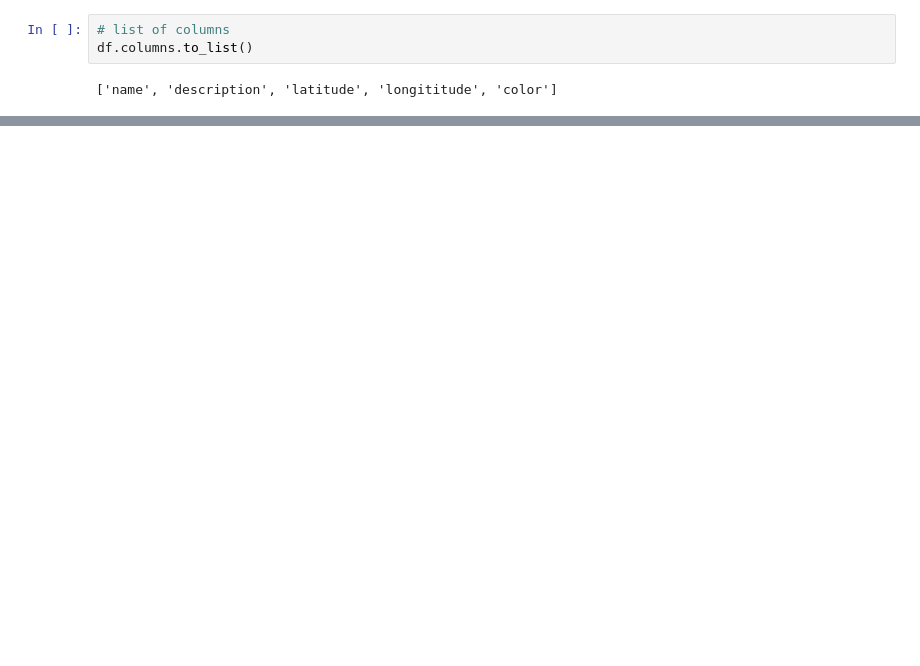
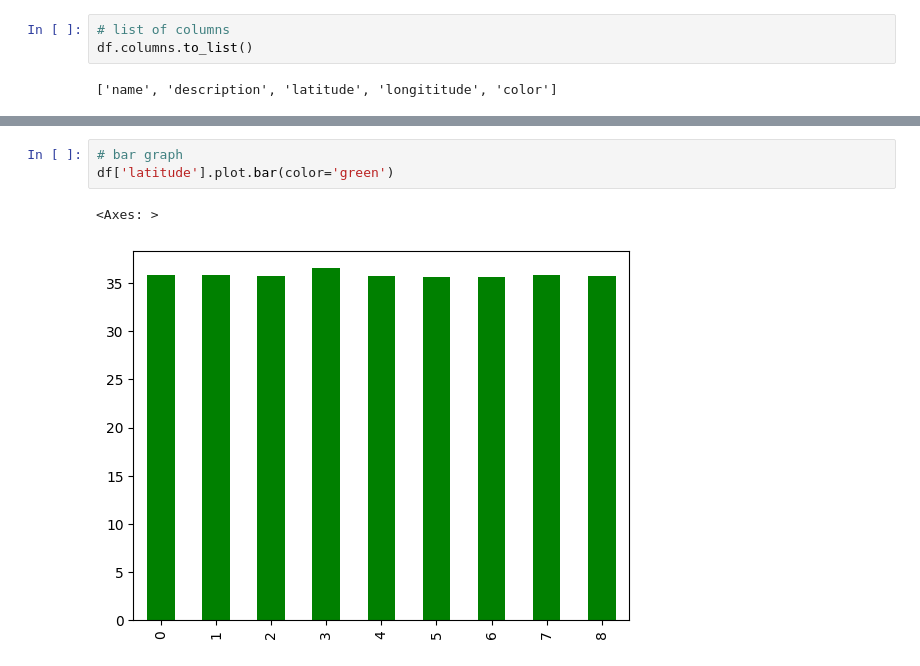
Before and after one commit to senrinozawa/GIS, a Jupyter notebook: week6/week6map.ipynb, the cells around one changed output, grey strips where cells are left out. Saved outputs shown, nothing was run; the diff lists cells and outputs as text; blank space fills up the shorter version.

```diff
--- a/week6/week6map.ipynb
+++ b/week6/week6map.ipynb
@@ -28,0 +65,6 @@ KeyError: "['longitude'] not in index"
+# %%
+# bar graph
+df['latitude'].plot.bar(color='green')
+# %% [output]
+<Axes: >
+[figure, added]
```
Also changed, not shown: parts of 11 cells of this notebook, 4 other files.
